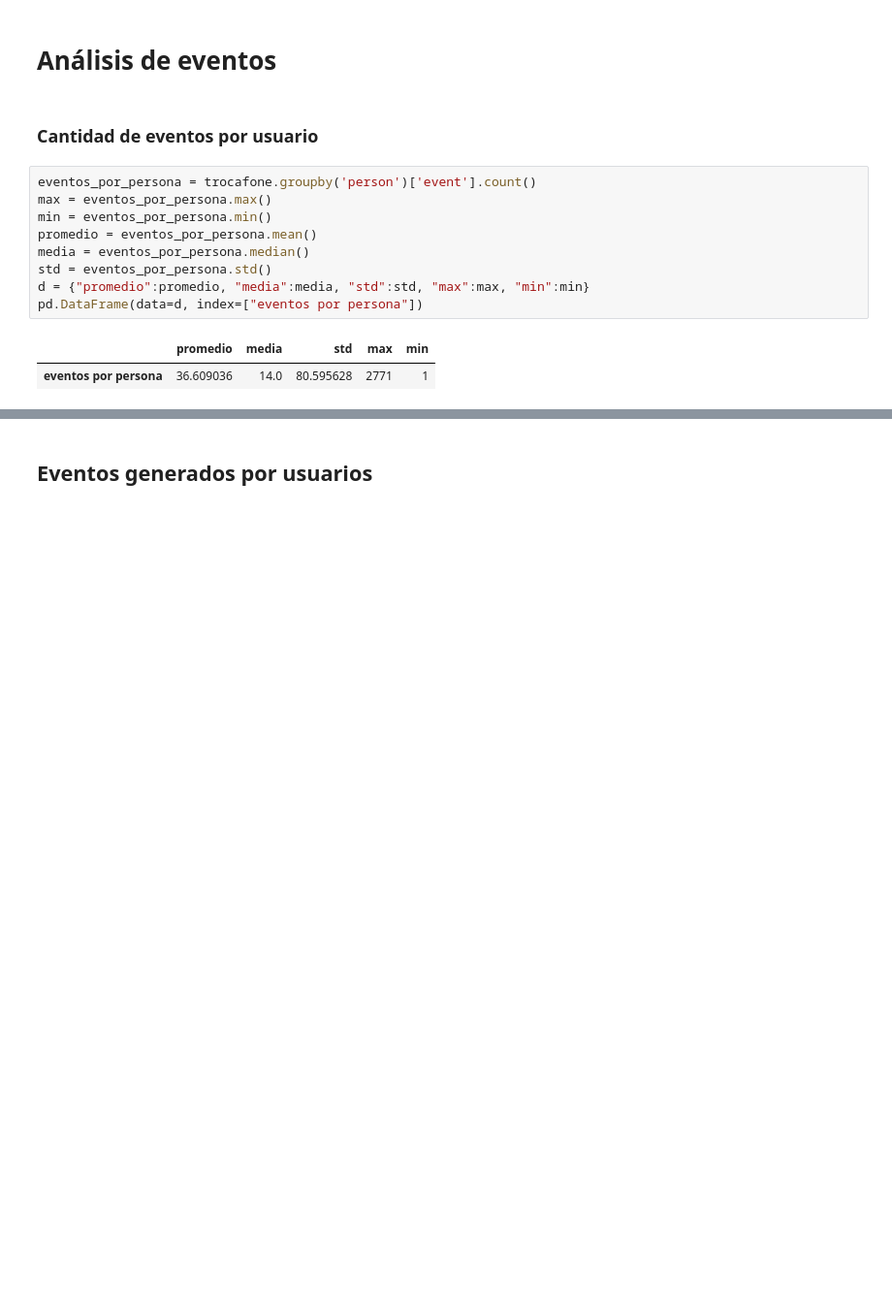
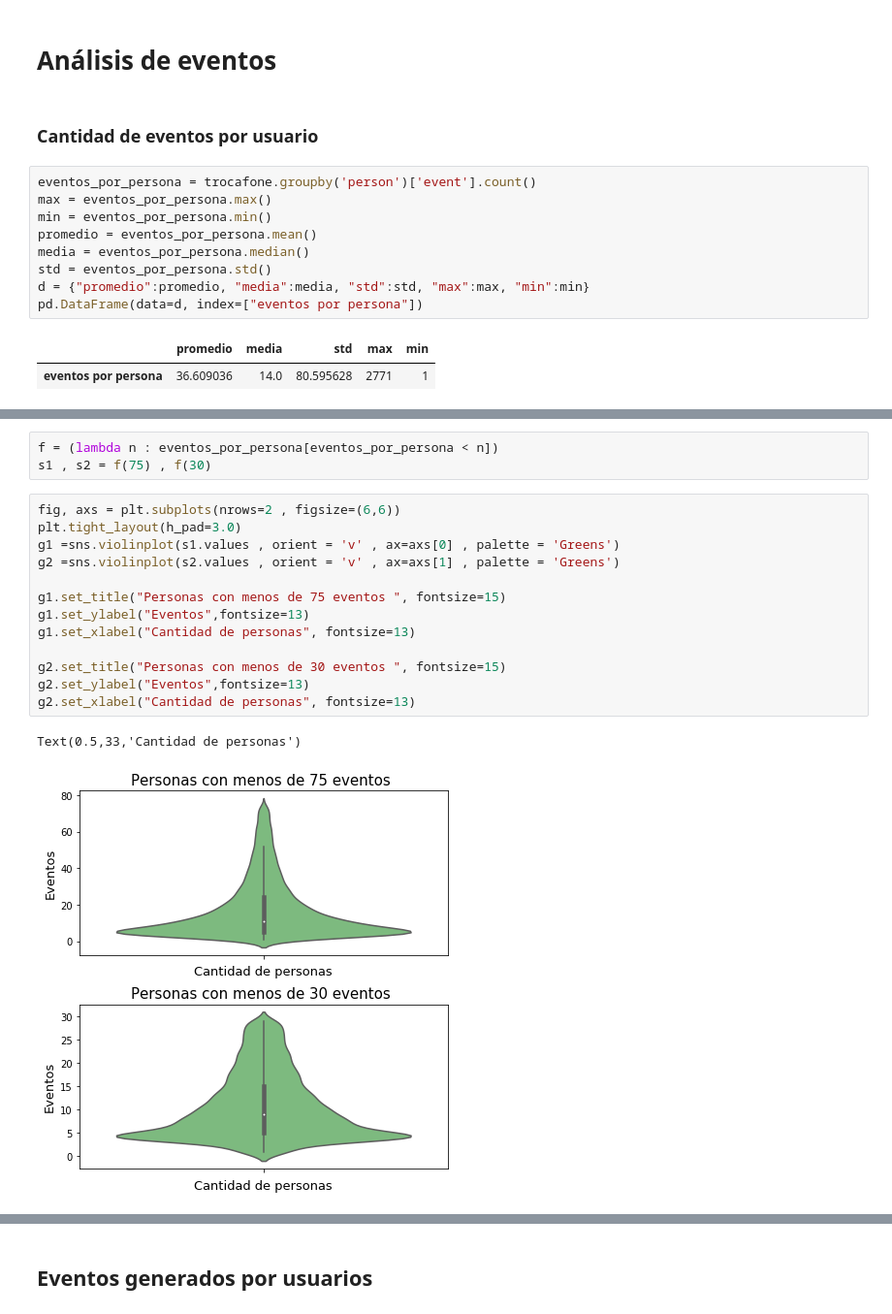
Before and after one commit to emabrea/7506-DATOS-TP1, a Jupyter notebook: Analisis Exploratorio.ipynb, the cells around one changed output, grey strips where cells are left out. Shown at 97% size. Cells and saved outputs as stored; diff of their text form; blank space fills up the shorter version.

```diff
--- a/Analisis Exploratorio.ipynb
+++ b/Analisis Exploratorio.ipynb
@@ -340,0 +374,19 @@ pd.DataFrame(data=d, index=["eventos por persona"])
+# %%
+f = (lambda n : eventos_por_persona[eventos_por_persona < n])
+s1 , s2 = f(75) , f(30)
+# %%
+fig, axs = plt.subplots(nrows=2 , figsize=(6,6))
+plt.tight_layout(h_pad=3.0)
+g1 =sns.violinplot(s1.values , orient = 'v' , ax=axs[0] , palette = 'Greens')
+g2 =sns.violinplot(s2.values , orient = 'v' , ax=axs[1] , palette = 'Greens')
+
+g1.set_title("Personas con menos de 75 eventos ", fontsize=15)
+g1.set_ylabel("Eventos",fontsize=13)
+g1.set_xlabel("Cantidad de personas", fontsize=13)
+
+g2.set_title("Personas con menos de 30 eventos ", fontsize=15)
+g2.set_ylabel("Eventos",fontsize=13)
+g2.set_xlabel("Cantidad de personas", fontsize=13)
+# %% [output]
+Text(0.5,33,'Cantidad de personas')
+[figure, added]
```
Also changed, not shown: parts of 14 cells of this notebook.
